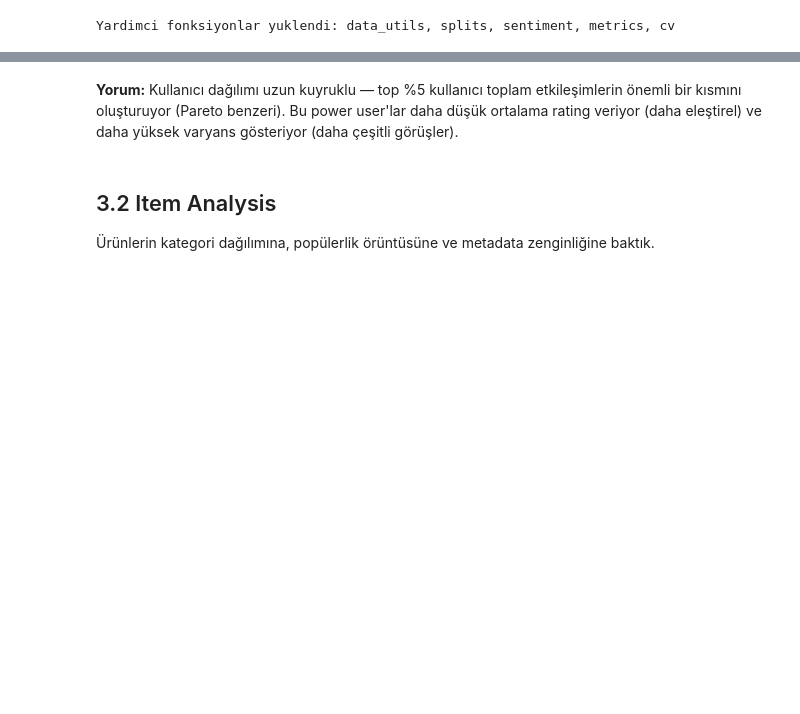
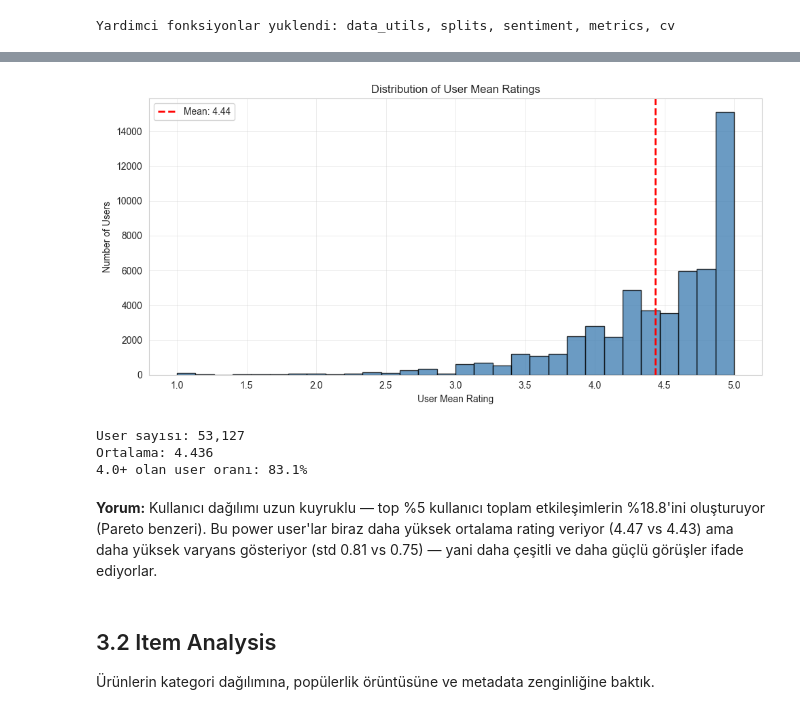
Before and after one commit to oykutugana/recommendation-system-musical-instruments, a Jupyter notebook: TuganaOyku_Yildiz_24018020.ipynb, the cells around one changed output, grey strips where cells are left out. Cells and saved outputs as stored; diff of their text form; code cells hidden in the pictures; blank space fills up the shorter version.

```diff
--- a/TuganaOyku_Yildiz_24018020.ipynb
+++ b/TuganaOyku_Yildiz_24018020.ipynb
@@ -436,5 +434,32 @@ Rating standart sapmasi:
+# %%
+# User mean rating distribution
+import matplotlib.pyplot as plt
+
+user_means = interactions.groupby('user_id')['rating'].mean()
+mean_of_means = user_means.mean()
+
+plt.figure(figsize=(10, 5))
+plt.hist(user_means, bins=30, color='steelblue', edgecolor='black', alpha=0.8)
+plt.axvline(mean_of_means, color='red', linestyle='--', linewidth=2,
+            label=f'Mean: {mean_of_means:.2f}')
+plt.xlabel('User Mean Rating')
+plt.ylabel('Number of Users')
+plt.title('Distribution of User Mean Ratings')
+plt.legend()
+plt.tight_layout()
+plt.savefig(FIGURES_DIR / 'user_mean_rating_dist.png', dpi=100)
+plt.show()
+
+print(f'User sayısı: {len(user_means):,}')
+print(f'Ortalama: {mean_of_means:.3f}')
+print(f'4.0+ olan user oranı: {(user_means >= 4.0).mean()*100:.1f}%')
+# %% [output]
+[figure, added]
+User sayısı: 53,127
+Ortalama: 4.436
+4.0+ olan user oranı: 83.1%
 # %% [markdown]
-**Yorum:** Kullanıcı dağılımı uzun kuyruklu — top %5 kullanıcı toplam etkileşimlerin önemli bir kısmını oluşturuyor (Pareto benzeri). Bu power user'lar daha düşük ortalama rating veriyor (daha eleştirel) ve daha yüksek varyans gösteriyor (daha çeşitli görüşler).
+**Yorum:** Kullanıcı dağılımı uzun kuyruklu — top %5 kullanıcı toplam etkileşimlerin %18.8'ini oluşturuyor (Pareto benzeri). Bu power user'lar biraz daha yüksek ortalama rating veriyor (4.47 vs 4.43) ama daha yüksek varyans gösteriyor (std 0.81 vs 0.75) — yani daha çeşitli ve daha güçlü görüşler ifade ediyorlar.
 # %% [markdown]
 ## 3.2 Item Analysis
 
```
Also changed, not shown: parts of 91 cells of this notebook, 15 other files.
